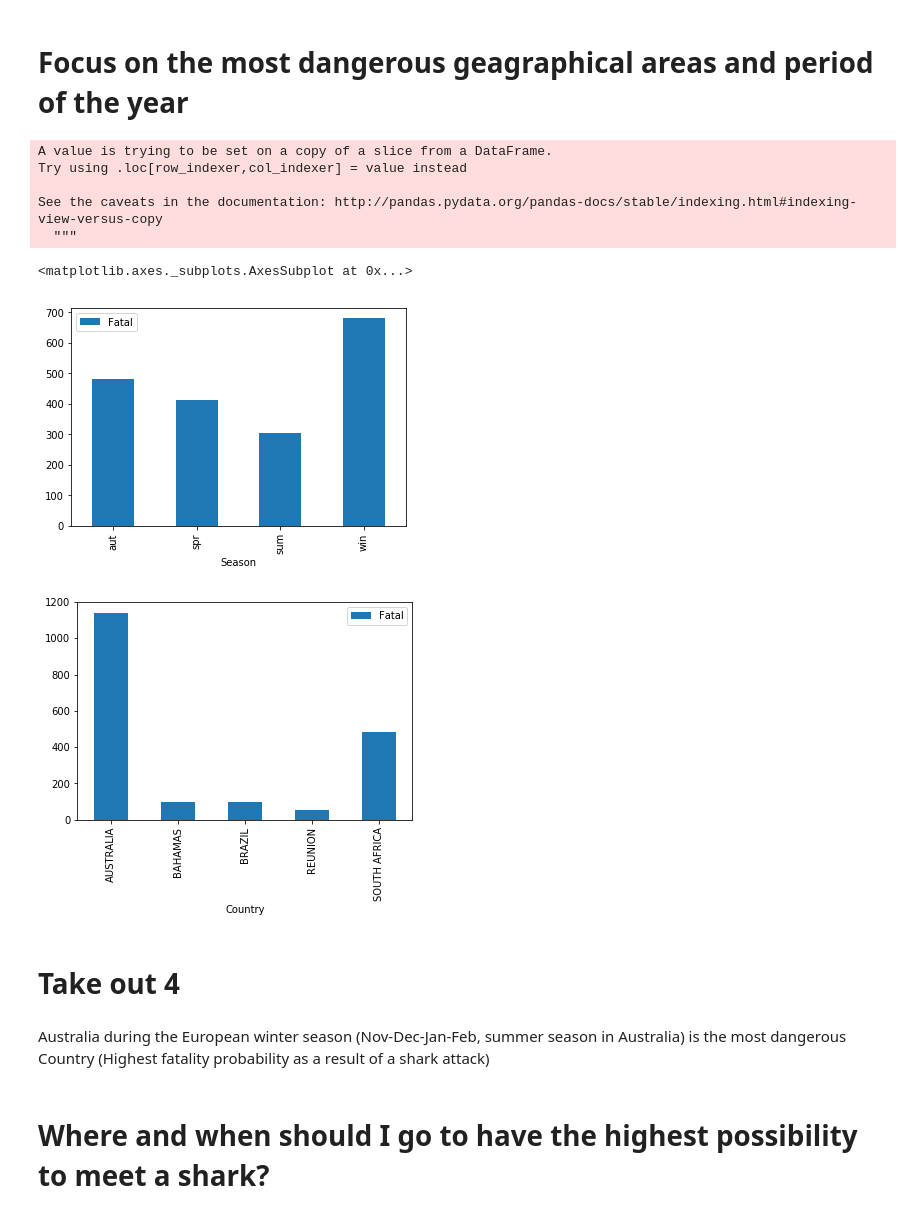
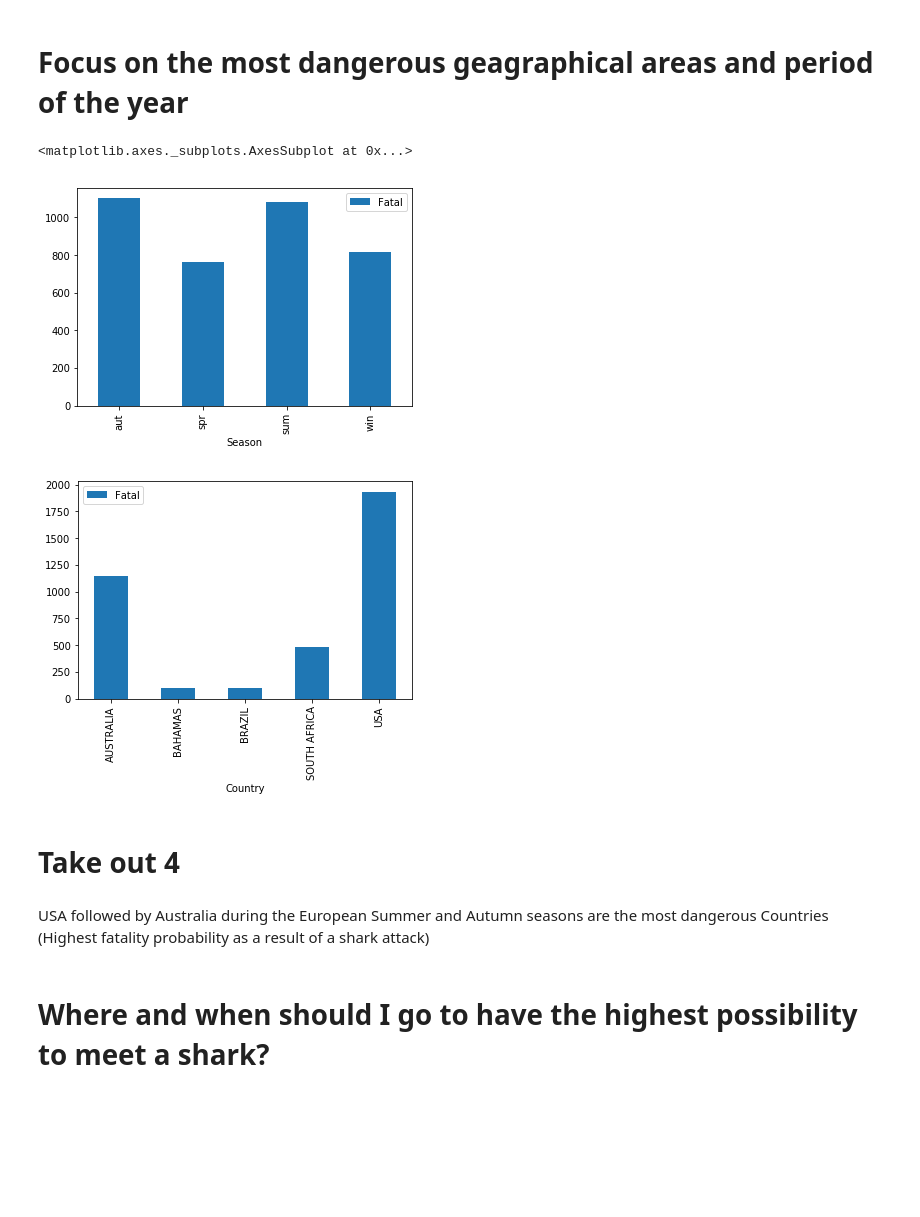
Before and after one commit to silviaserafini/SharksData, a Jupyter notebook: OUTPUT/analysis.ipynb, the cells around one changed output. Drawn from its saved outputs; the diff is of its cells as text; code cells hidden in the pictures; blank space fills up the shorter version.

```diff
--- a/OUTPUT/analysis.ipynb
+++ b/OUTPUT/analysis.ipynb
@@ -136,28 +136,23 @@ display(temp3.reset_index().sort_values('FatalityPerc',ascending=False))
 # Focus on the most dangerous geagraphical areas and period of the year
 # %%
 #filtering of the database keeping only the the top5 countries cases.
-top5=temp['Country'].value_counts()[1:6].index
+top5=temp['Country'].value_counts()[0:5].index
 
 #creation of a filter to consider only the all-value-known entries of the top 5 countries
 filter4=(df['Country'].isin(top5)) & (df["Season" ] != 'unk') & (df['Fatal'] !='unknown')& (df['NotFatal'] !='unknown')
 temp4=df[filter4]
 
 #plots
 temp4.groupby("Season").agg({'Fatal': "count"}).plot.bar()
 temp4.groupby("Country").agg({'Fatal': "count"}).plot.bar()
 # %% [output]
-A value is trying to be set on a copy of a slice from a DataFrame.
-Try using .loc[row_indexer,col_indexer] = value instead
-
-See the caveats in the documentation: http://pandas.pydata.org/pandas-docs/stable/indexing.html#indexing-view-versus-copy
-  """
+<matplotlib.axes._subplots.AxesSubplot at 0x...>
-<matplotlib.axes._subplots.AxesSubplot at 0x...>
-[figure, old version]
+[figure, new version]
-[figure, old version]
+[figure, new version]
 # %% [markdown]
 # Take out 4
 # %% [markdown]
-Australia during the European winter season (Nov-Dec-Jan-Feb, summer season in Australia) is the most dangerous Country (Highest fatality probability as a result of a shark attack)
+USA followed by Australia during the European Summer and Autumn seasons are the most dangerous Countries (Highest fatality probability as a result of a shark attack)
 # %% [markdown]
 # Where and when should I go to have the highest possibility to meet a shark?
 # %%
```
Also changed, not shown: parts of 9 cells of this notebook, 2 other files.
